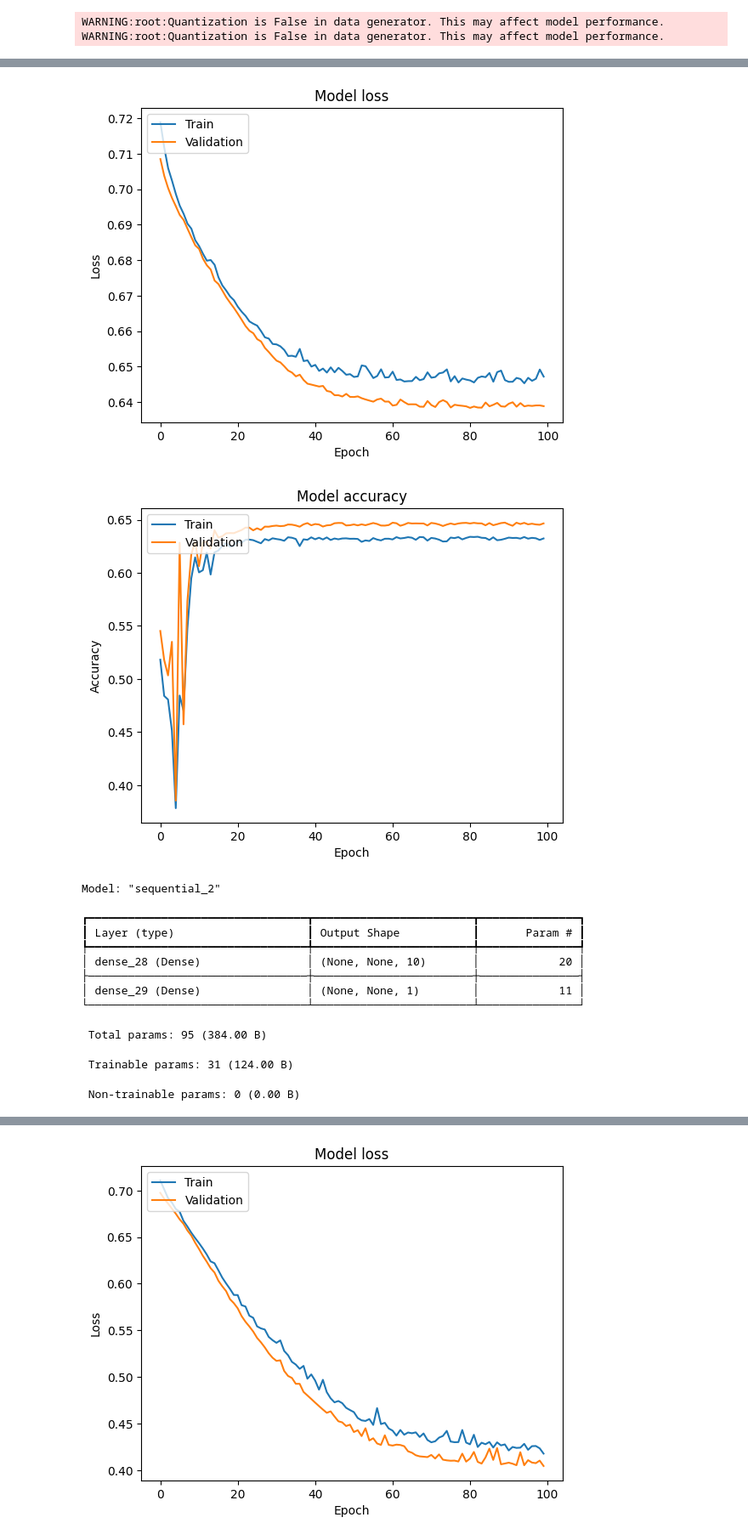
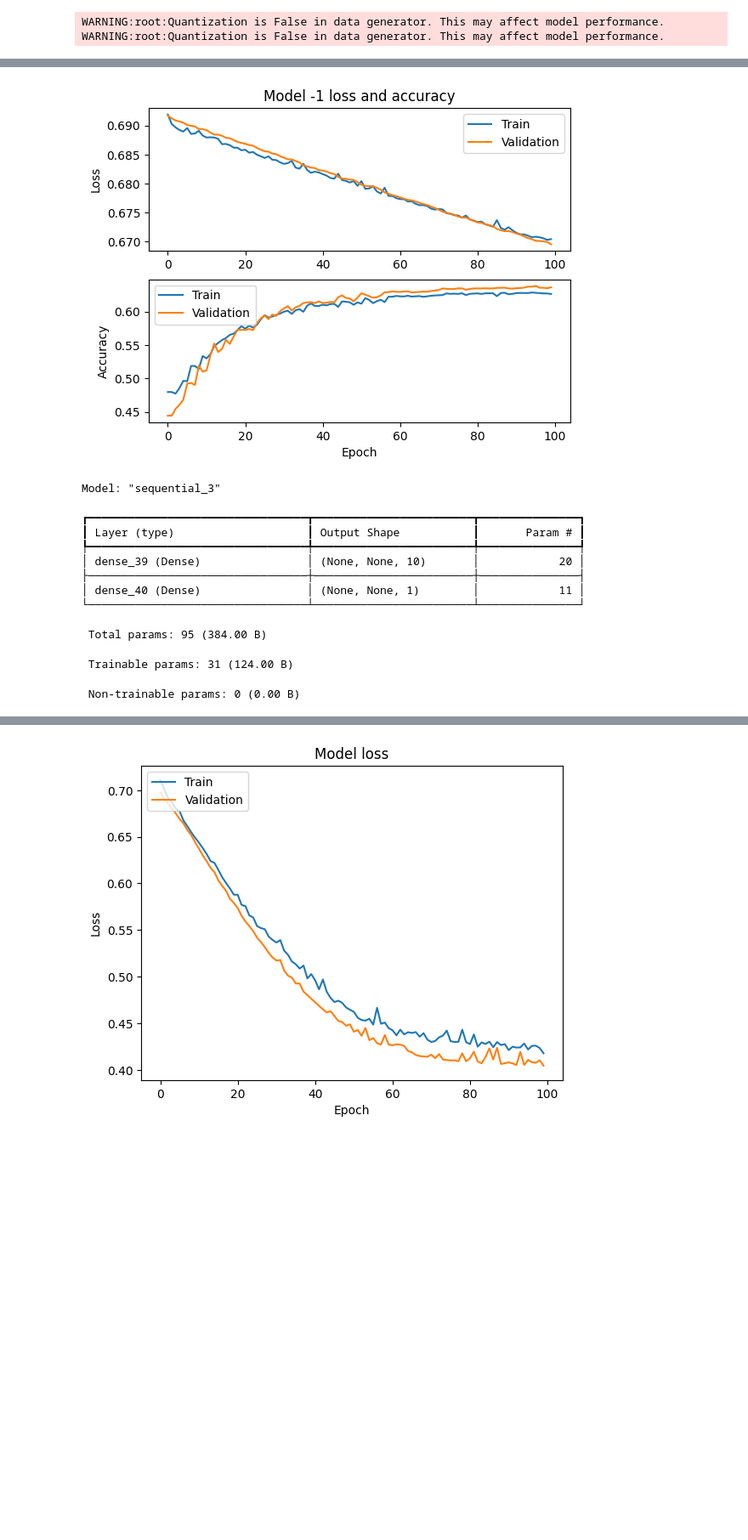
Before and after one commit to elizahoward/smart-pixels-ml, a Jupyter notebook: danielTestNotebook.ipynb, the cells around one changed output, grey strips where cells are left out. Shown: that part at 85% size. Cells and saved outputs as stored; diff of their text form; code cells hidden in the pictures; blank space fills up the shorter version.

```diff
--- a/danielTestNotebook.ipynb
+++ b/danielTestNotebook.ipynb
@@ -40,8 +40,8 @@ tf.config.experimental.list_physical_devices()
 # # plt.plot(dataFormatter.labels)
 # model.fit(x=dataFormatter.x_features['x_size'],y=dataFormatter.labels)
 # %%
-validation_dir = "./tf_records1000Daniel/tfrecords_validation/"
-train_dir = "./tf_records1000Daniel/tfrecords_train/"
+validation_dir = "./tf_records10000Daniel/tfrecords_validation/"
+train_dir = "./tf_records10000Daniel/tfrecords_train/"
 x_feature_description: list = ['x_size','z_global','y_profile','x_profile']
 trainODG = OptimizedDataGenerator(tf_records_dir=train_dir,load_records=True, x_feature_description=x_feature_description)
 validationODG = OptimizedDataGenerator(tf_records_dir=validation_dir,load_records=True, x_feature_description=x_feature_description)
@@ -67,7 +67,7 @@ callbacks=[]
 learningRates = [0.1,0.9,0.6,0.3,0.1,0.03,0.01,0.001,0.0001,0.00001,0.000001]
 callbacks.append(tf.keras.callbacks.LearningRateScheduler(lambda epoch,lr : lr if epoch<5 else lr*np.exp(-0.1)))
 callbacks=[]
-history = model.fit(x=trainODG,validation_data=validationODG, callbacks=callbacks,epochs=40)
+history = model.fit(x=trainODG,validation_data=validationODG, callbacks=callbacks,epochs=100)
 # %% [output]
 Epoch 1/100
 Expected: z_global
@@ -93,37 +93,35 @@ Epoch 100/100
 # %%
 #// plotting code from google ai https://www.google.com/search?client=firefox-b-1-d&q=plot+tensorflow+model+history
 # then modified
 def plotModelHistory(history,modelNum = -1):
     plt.subplot(211)
     # Plot training & validation loss values
     plt.plot(history.history['loss'])
     plt.plot(history.history['val_loss'])
-    plt.title(f'Model {modelNum} loss')
+    plt.title(f'Model {modelNum} loss and accuracy')
     plt.ylabel('Loss')
-    plt.xlabel('Epoch')
-    plt.legend(['Train', 'Validation'], loc='upper left')
-    plt.show()
+    # plt.xlabel('Epoch')
+    plt.legend(['Train', 'Validation'])
     plt.subplot(212)
     # Plot training & validation accuracy values
     plt.plot(history.history['binary_accuracy'])
     plt.plot(history.history['val_binary_accuracy'])
-    plt.title(f'Model {modelNum} accuracy')
+    # plt.title(f'Model {modelNum} accuracy')
     plt.ylabel('Accuracy')
     plt.xlabel('Epoch')
     plt.legend(['Train', 'Validation'], loc='upper left')
     plt.show()
 plotModelHistory(history)
 model.summary()
 # %% [output]
-[figure, old version]
+[figure, new version]
-[figure, removed]
-Model: "sequential_2"
+Model: "sequential_3"
 ┏━━━━━━━━━━━━━━━━━━━━━━━━━━━━━━━━━┳━━━━━━━━━━━━━━━━━━━━━━━━┳━━━━━━━━━━━━━━━┓
 ┃ Layer (type)                    ┃ Output Shape           ┃       Param # ┃
 ┡━━━━━━━━━━━━━━━━━━━━━━━━━━━━━━━━━╇━━━━━━━━━━━━━━━━━━━━━━━━╇━━━━━━━━━━━━━━━┩
-│ dense_28 (Dense)                │ (None, None, 10)       │            20 │
+│ dense_39 (Dense)                │ (None, None, 10)       │            20 │
 ├─────────────────────────────────┼────────────────────────┼───────────────┤
-│ dense_29 (Dense)                │ (None, None, 1)        │            11 │
+│ dense_40 (Dense)                │ (None, None, 1)        │            11 │
 └─────────────────────────────────┴────────────────────────┴───────────────┘
  Total params: 95 (384.00 B)
  Trainable params: 31 (124.00 B)
```
Also changed, not shown: parts of 2 cells of this notebook, 12 other files.
